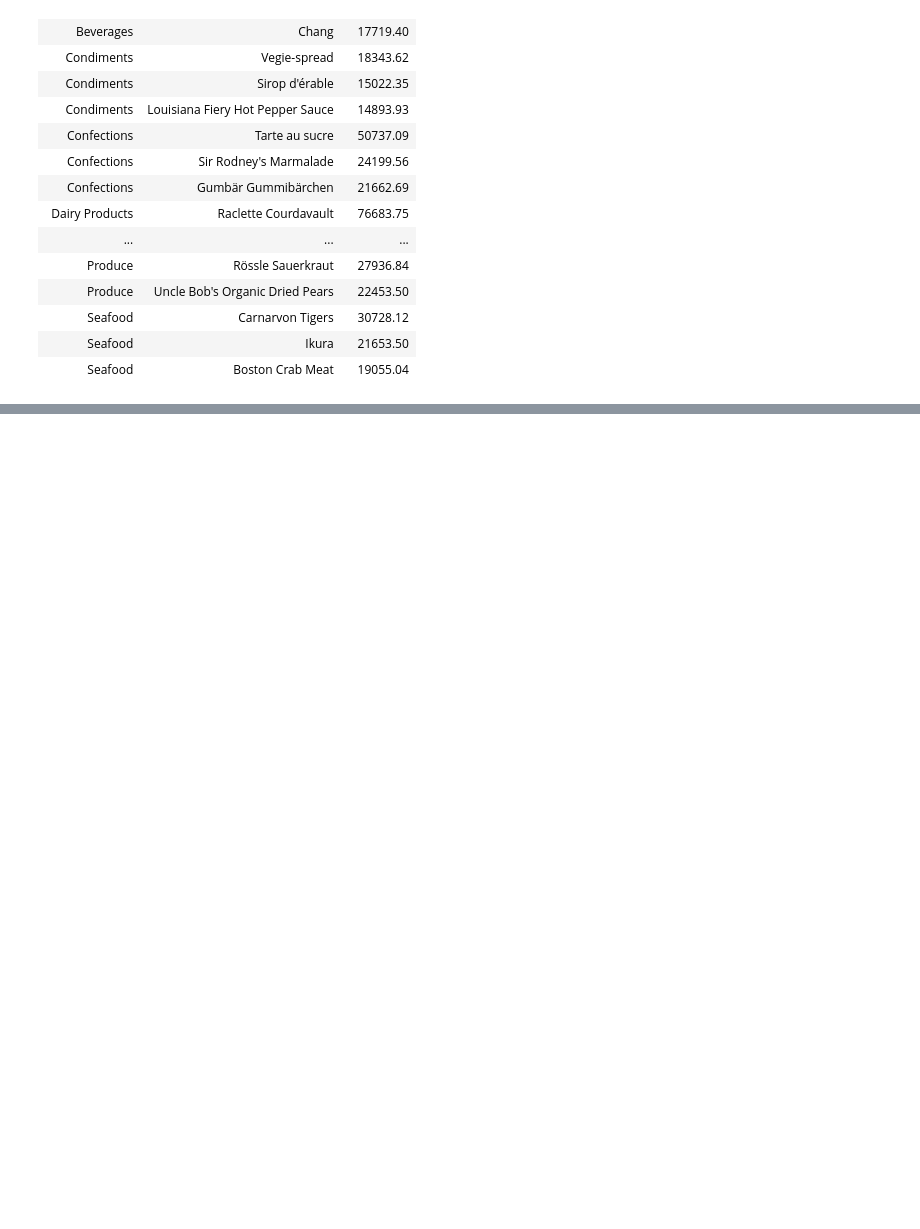
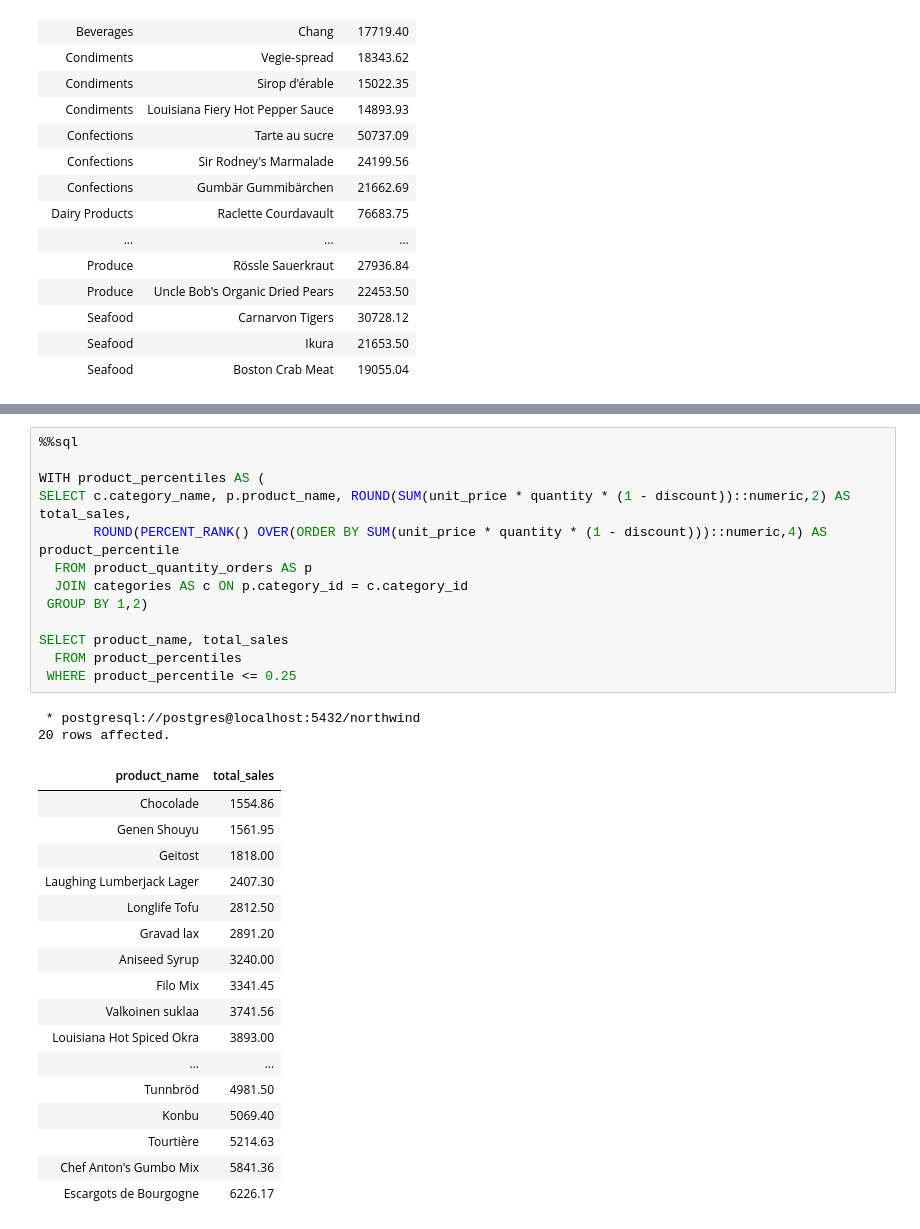
Before and after one commit to ddibara5/northwind-traders, a Jupyter notebook: northwind_traders.ipynb, the cells around one changed output, grey strips where cells are left out. Cells and saved outputs as stored; diff of their text form; blank space fills up the shorter version.

```diff
--- a/northwind_traders.ipynb
+++ b/northwind_traders.ipynb
@@ -256,0 +323,33 @@ SELECT category_name, product_name, total_sales
+# %%
+%%sql
+
+WITH product_percentiles AS (
+SELECT c.category_name, p.product_name, ROUND(SUM(unit_price * quantity * (1 - discount))::numeric,2) AS total_sales,
+       ROUND(PERCENT_RANK() OVER(ORDER BY SUM(unit_price * quantity * (1 - discount)))::numeric,4) AS product_percentile
+  FROM product_quantity_orders AS p
+  JOIN categories AS c ON p.category_id = c.category_id
+ GROUP BY 1,2)
+
+SELECT product_name, total_sales
+  FROM product_percentiles
+ WHERE product_percentile <= 0.25
+# %% [output]
+ * postgresql://postgres@localhost:5432/northwind
+20 rows affected.
+| product_name | total_sales |
+| Chocolade | 1554.86 |
+| Genen Shouyu | 1561.95 |
+| Geitost | 1818.00 |
+| Laughing Lumberjack Lager | 2407.30 |
+| Longlife Tofu | 2812.50 |
+| Gravad lax | 2891.20 |
+| Aniseed Syrup | 3240.00 |
+| Filo Mix | 3341.45 |
+| Valkoinen suklaa | 3741.56 |
+| Louisiana Hot Spiced Okra | 3893.00 |
+| ... | ... |
+| Tunnbröd | 4981.50 |
+| Konbu | 5069.40 |
+| Tourtière | 5214.63 |
+| Chef Anton's Gumbo Mix | 5841.36 |
+| Escargots de Bourgogne | 6226.17 |
```
Also changed, not shown: parts of 12 cells of this notebook.
